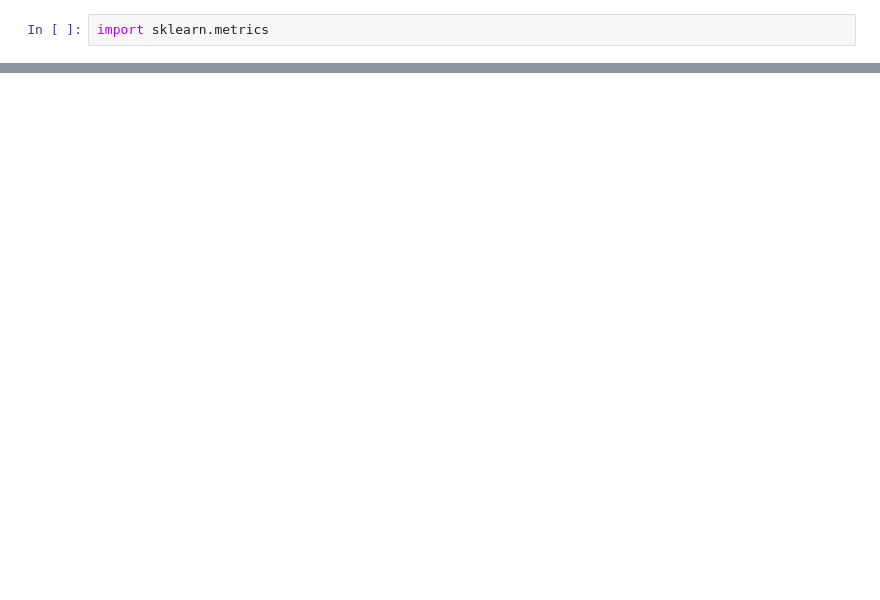
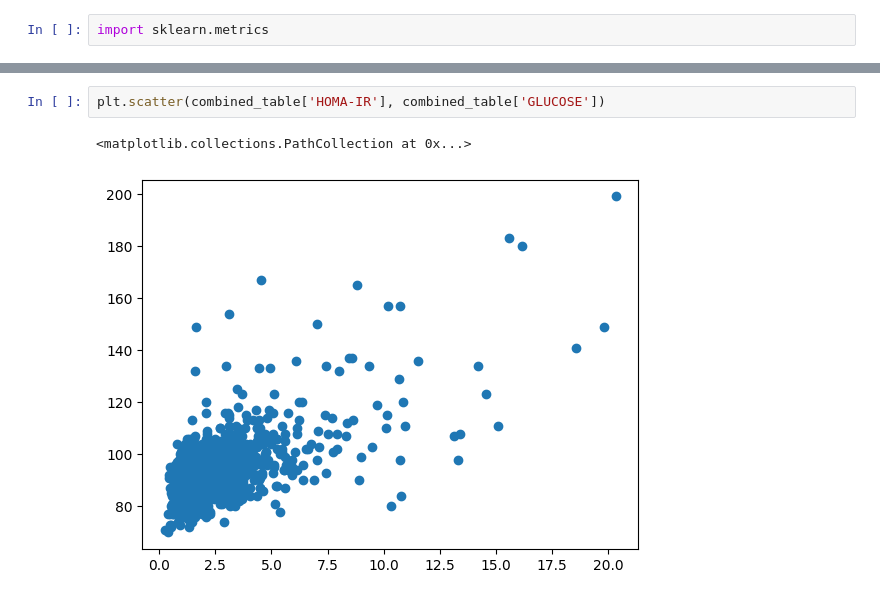
Before and after one commit to IlyaLab/t2d-dt-modeling, a Jupyter notebook: 7_data_description.ipynb, the cells around one changed output, grey strips where cells are left out. Drawn from its saved outputs; the diff is of its cells as text; blank space fills up the shorter version.

```diff
--- a/7_data_description.ipynb
+++ b/7_data_description.ipynb
@@ -197,2 +220,7 @@ plt.scatter(combined_table['HOMA-IR'], combined_table['INSULIN'])
+# %%
+plt.scatter(combined_table['HOMA-IR'], combined_table['GLUCOSE'])
+# %% [output]
+<matplotlib.collections.PathCollection at 0x...>
+[figure, added]
 # %%
 combined_table['GLYCOHEMOGLOBIN A1C'].describe()
```
Also changed, not shown: parts of 46 cells of this notebook, 1 other file.
